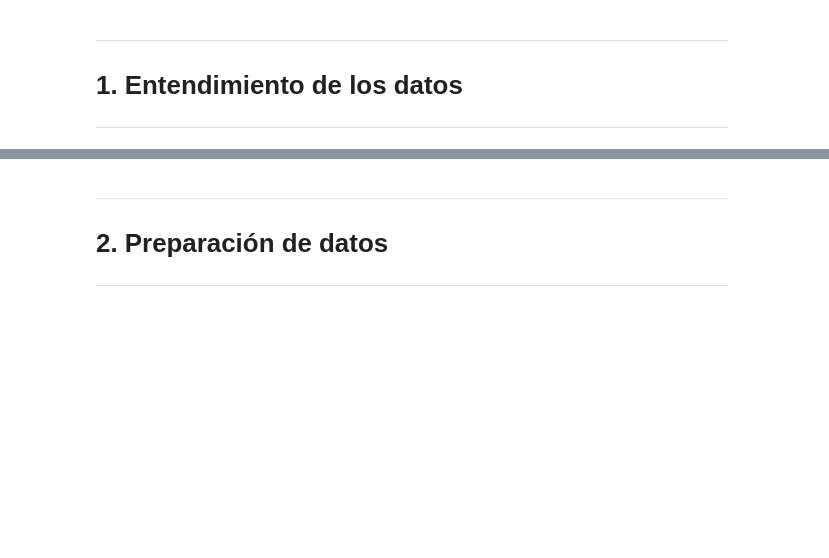
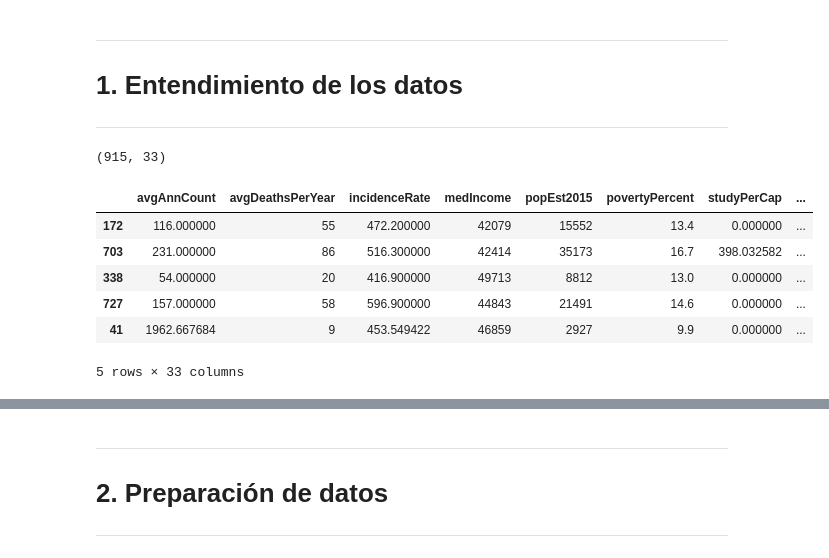
Before and after one commit to ISIS3301-Business-Intelligence/Laboratorio_2, a Jupyter notebook: Laboratorio2.ipynb, the cells around one changed output, grey strips where cells are left out. Drawn from its saved outputs; the diff is of its cells as text; code cells hidden in the pictures; blank space fills up the shorter version.

```diff
--- a/Laboratorio2.ipynb
+++ b/Laboratorio2.ipynb
@@ -68,0 +93,16 @@ __6. Visualización de los resultados:__ Integrar el resultado obtenido con el m
+# %%
+# Tamaño del dataset: Filas y columnas
+df.shape
+# %% [output]
+(915, 33)
+# %%
+# Se visualiza una muestra de los registros del dataset
+df.sample(5)
+# %% [output]
+|  | avgAnnCount | avgDeathsPerYear | incidenceRate | medIncome | popEst2015 | povertyPercent | studyPerCap | ... |
+| 172 | 116.000000 | 55 | 472.200000 | 42079 | 15552 | 13.4 | 0.000000 | ... |
+| 703 | 231.000000 | 86 | 516.300000 | 42414 | 35173 | 16.7 | 398.032582 | ... |
+| 338 | 54.000000 | 20 | 416.900000 | 49713 | 8812 | 13.0 | 0.000000 | ... |
+| 727 | 157.000000 | 58 | 596.900000 | 44843 | 21491 | 14.6 | 0.000000 | ... |
+| 41 | 1962.667684 | 9 | 453.549422 | 46859 | 2927 | 9.9 | 0.000000 | ... |
+5 rows × 33 columns
```
Also changed, not shown: parts of 7 cells of this notebook.
